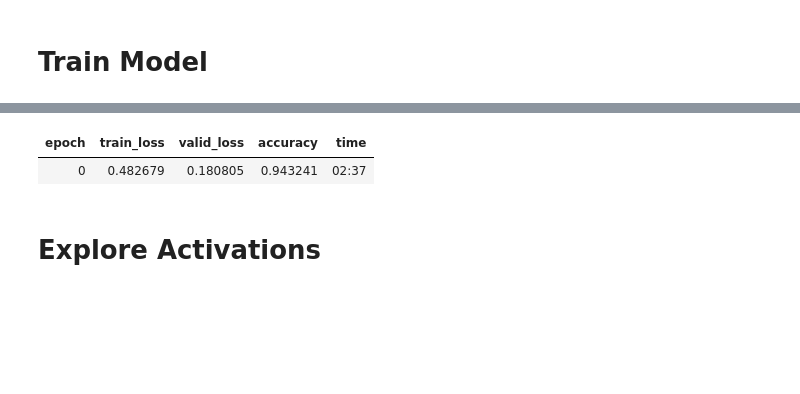
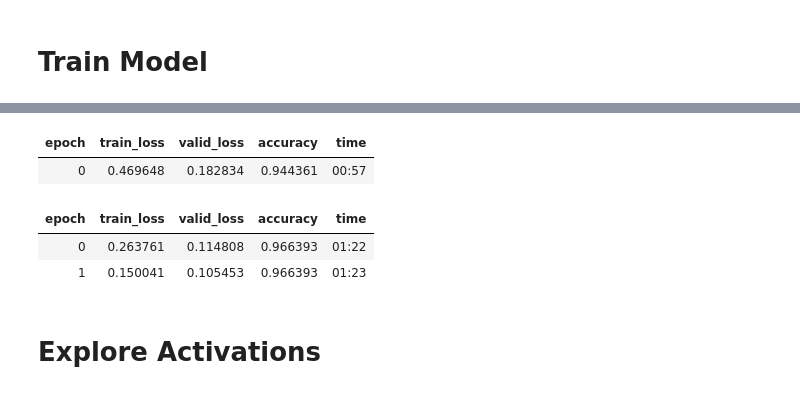
Before and after one commit to ivanzvonkov/visualizing-activations, a Jupyter notebook: visualizing_activations.ipynb, the cells around one changed output, grey strips where cells are left out. Drawn from its saved outputs; the diff is of its cells as text; code cells hidden in the pictures; blank space fills up the shorter version.

```diff
--- a/visualizing_activations.ipynb
+++ b/visualizing_activations.ipynb
@@ -27,8 +35,11 @@ learn = cnn_learner(dls, vgg13_bn, metrics=accuracy)
 # %%
-learn.fine_tune(freeze_epochs=1, epochs=0)
+learn.fine_tune(freeze_epochs=1, epochs=2)
 # %% [output]
 | epoch | train_loss | valid_loss | accuracy | time |
-| 0 | 0.482679 | 0.180805 | 0.943241 | 02:37 |
+| 0 | 0.469648 | 0.182834 | 0.944361 | 00:57 |
+| epoch | train_loss | valid_loss | accuracy | time |
+| 0 | 0.263761 | 0.114808 | 0.966393 | 01:22 |
+| 1 | 0.150041 | 0.105453 | 0.966393 | 01:23 |
 # %% [markdown]
 # Explore Activations
 # %%
```
Also changed, not shown: parts of 16 cells of this notebook.
